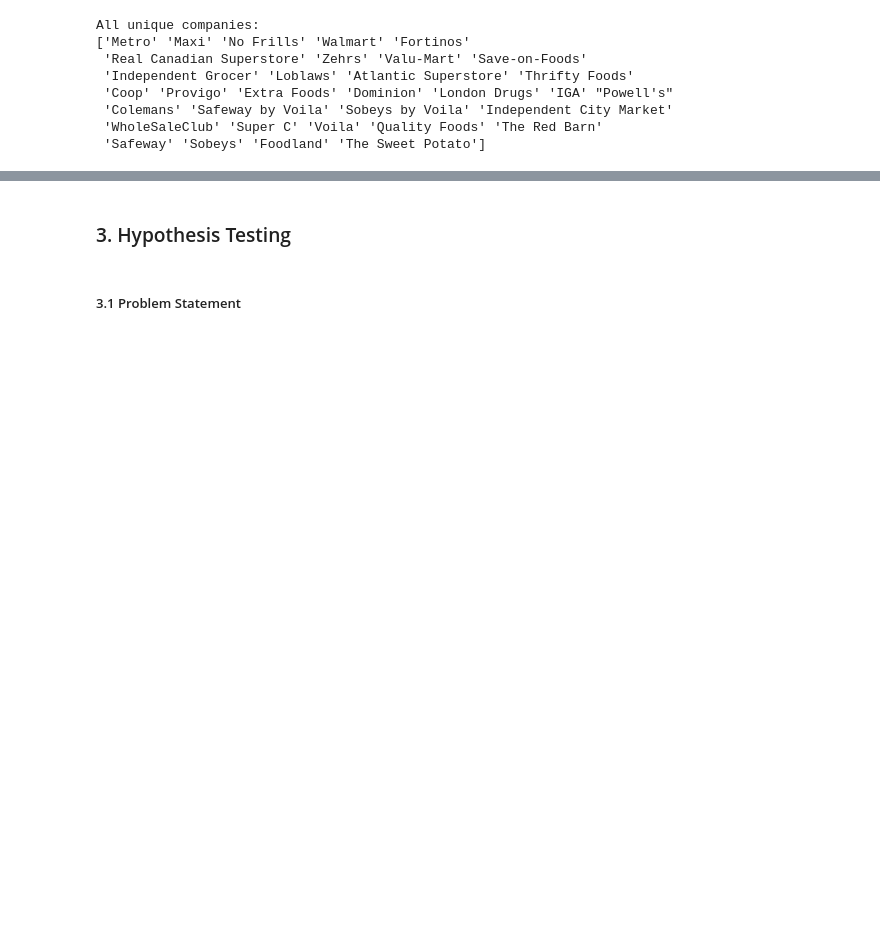
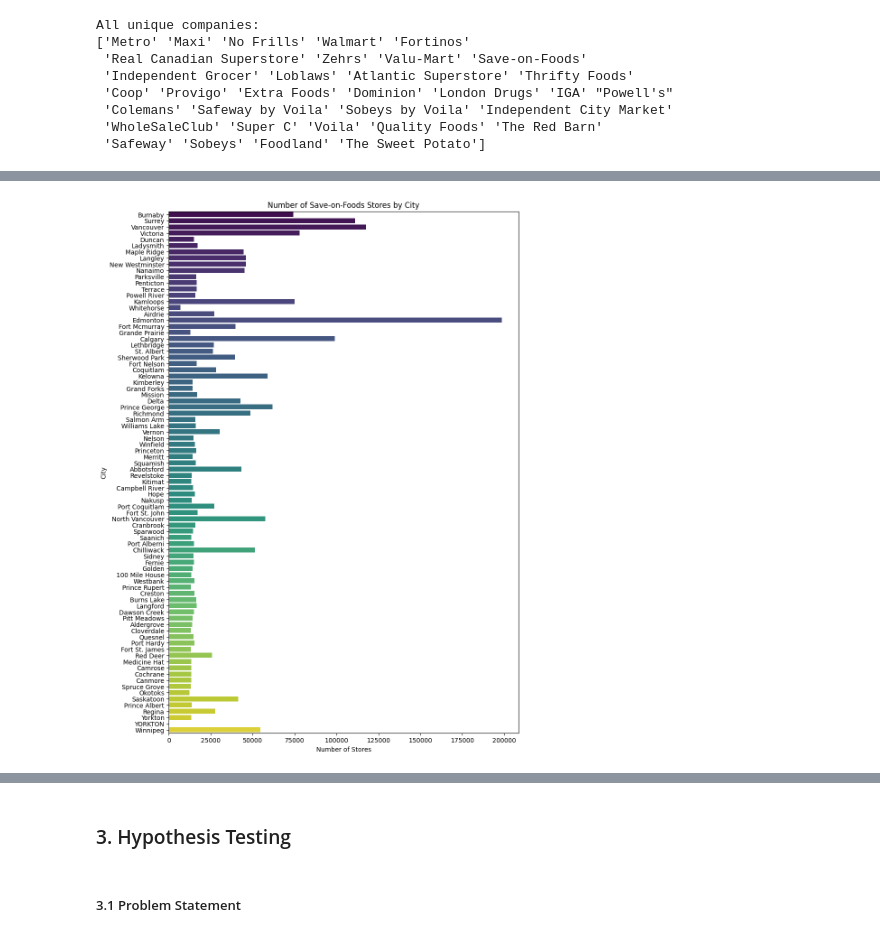
Before and after one commit to leningschulich/schulich_data_science, a Jupyter notebook: acp/Dynamic_Pricing.ipynb, the cells around one changed output, grey strips where cells are left out. Drawn from its saved outputs; the diff is of its cells as text; code cells hidden in the pictures; blank space fills up the shorter version.

```diff
--- a/acp/Dynamic_Pricing.ipynb
+++ b/acp/Dynamic_Pricing.ipynb
@@ -474,0 +520,17 @@ std    9.679152e-01  3.611170e+00  15.844597
+# %%
+
+# Set the figure size
+plt.figure(figsize=(10, 15))
+
+# Create the count plot
+sns.countplot(data=save_on_foods_data, y='city', palette='viridis')
+
+# Add labels and title
+plt.xlabel('Number of Stores')
+plt.ylabel('City')
+plt.title('Number of Save-on-Foods Stores by City')
+
+# Show the plot
+plt.show()
+# %% [output]
+[figure, added]
```
Also changed, not shown: parts of 15 cells of this notebook.
